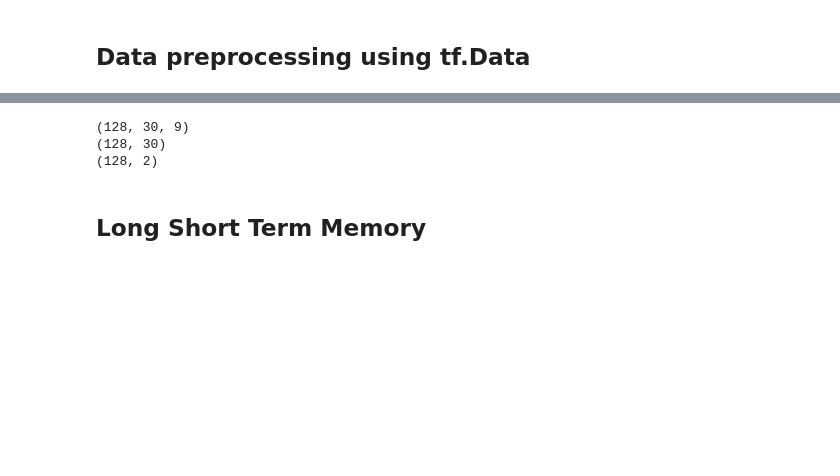
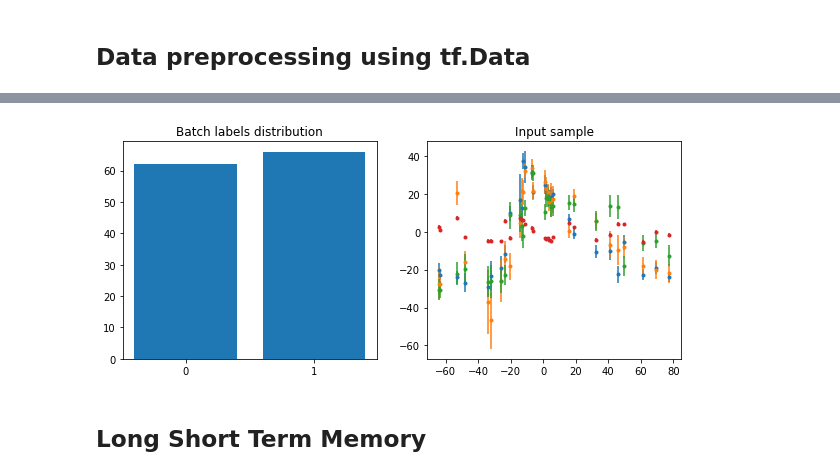
Before and after one commit to cridonoso/LSTM-Multiclass-Keras, a Jupyter notebook: TutorialLSTM.ipynb, the cells around one changed output, grey strips where cells are left out. Cells and saved outputs as stored; diff of their text form; code cells hidden in the pictures; blank space fills up the shorter version.

```diff
--- a/TutorialLSTM.ipynb
+++ b/TutorialLSTM.ipynb
@@ -128,13 +136,23 @@ To enable them in other operations, rebuild TensorFlow with the appropriate comp
-# %%
-for (x,m), y in valid_batches:
-    print(x.shape)
-    print(m.shape)
-    print(y.shape)
-    break
-# %% [output]
-(128, 30, 9)
-(128, 30)
-(128, 2)
+# %%
+fig, axes  = plt.subplots(1, 2, figsize=(10,4))
+for (x,m), y in train_batches:
+    un, co = np.unique(tf.argmax(y, 1), return_counts=True)
+    axes[0].bar(range(len(un)), co)
+    axes[0].set_xticks(range(len(un)))
+    axes[0].set_xticklabels(un)
+    axes[0].set_title('Batch labels distribution')
+
+    masked_sample = tf.boolean_mask(x[0], m[0])
+    for i, passband in enumerate(['g', 'r', 'i', 'z']):
+        axes[1].errorbar(masked_sample[:,0],
+                         masked_sample[:,i+1],
+                         yerr=selected[:,i+5],
+                         label=passband,
+                         fmt='.')
+    axes[1].set_title('Input sample')
+    break
+# %% [output]
+[figure, added]
 # %% [markdown]
 ## Long Short Term Memory
 # %% [markdown]
```
Also changed, not shown: parts of 14 cells of this notebook.
